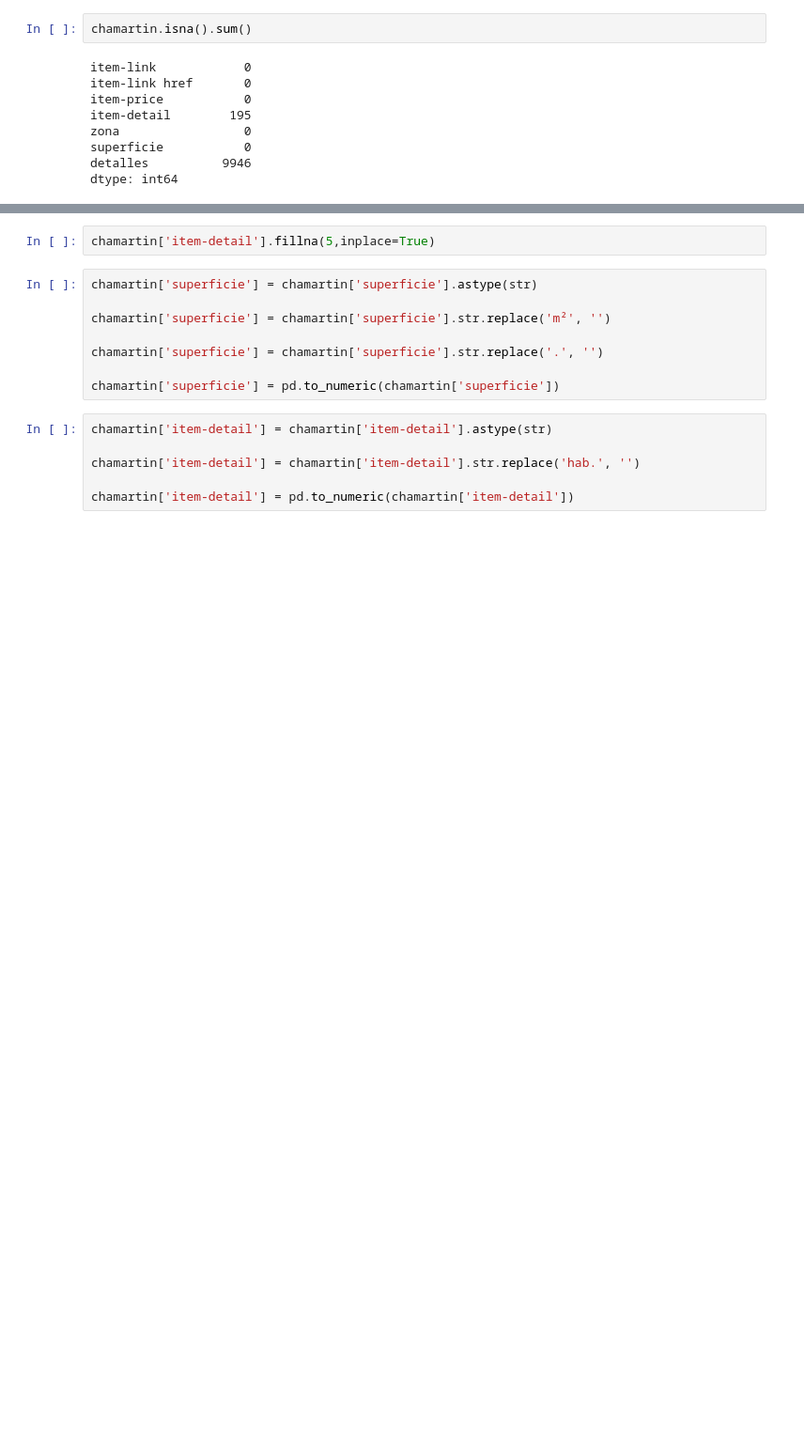
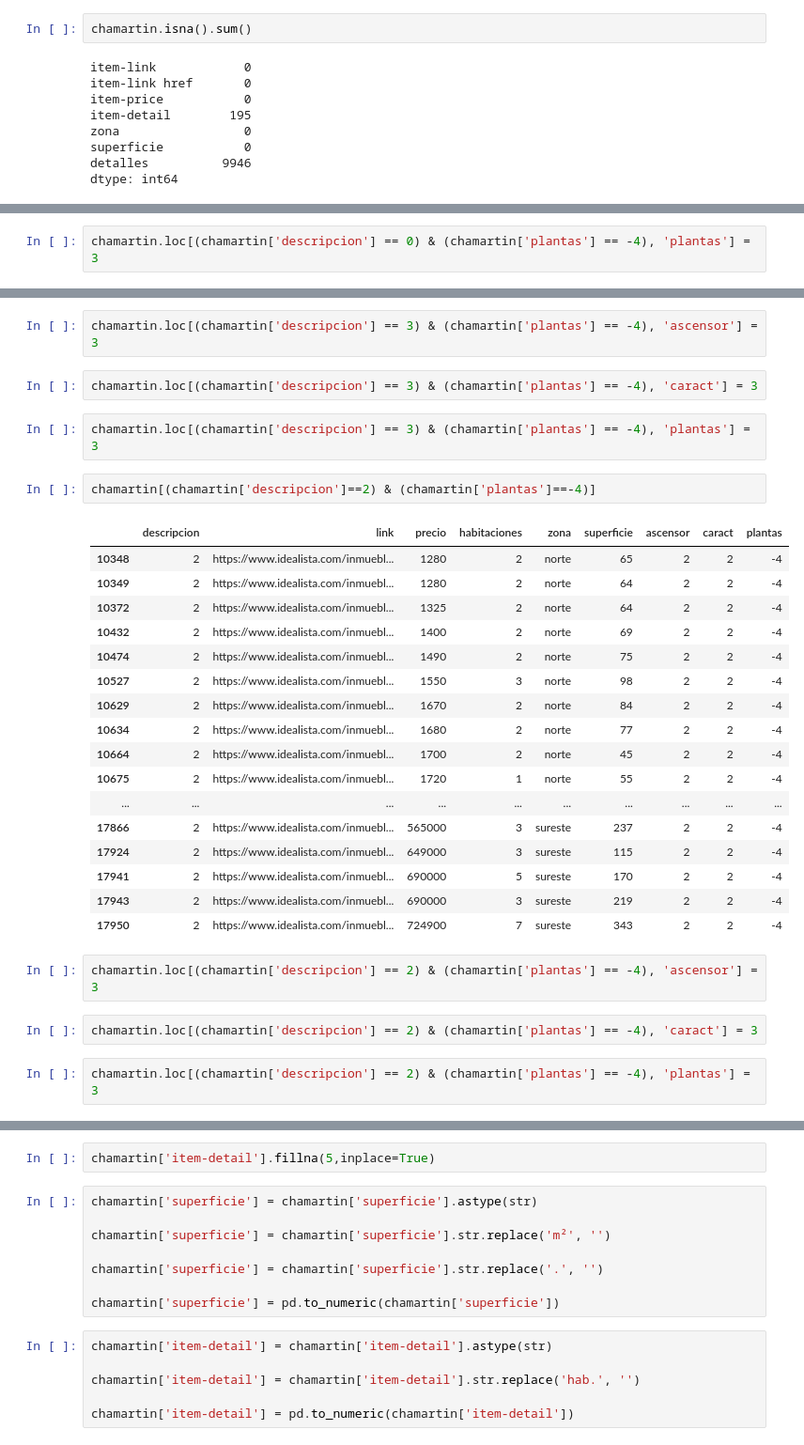
Before and after one commit to Gbau11/Analisis-de-la-vivienda-Idealista, a Jupyter notebook: jupyter/venta_madrid centro/limpieza_madrid_ext - copia.ipynb, the cells around one changed output, grey strips where cells are left out. Shown: that part at 94% size. Saved outputs shown, nothing was run; the diff lists cells and outputs as text; blank space fills up the shorter version.

```diff
--- a/jupyter/venta_madrid centro/limpieza_madrid_ext - copia.ipynb
+++ b/jupyter/venta_madrid centro/limpieza_madrid_ext - copia.ipynb
@@ -496,0 +750,2 @@ filas_con_nulos = df_filtrado[df_filtrado.isnull().any(axis=1)]
+# %%
+chamartin.loc[(chamartin['descripcion'] == 0) & (chamartin['plantas'] == -4), 'plantas'] = 3
@@ -496,0 +768,32 @@ filas_con_nulos = df_filtrado[df_filtrado.isnull().any(axis=1)]
+# %%
+chamartin.loc[(chamartin['descripcion'] == 3) & (chamartin['plantas'] == -4), 'ascensor'] = 3
+# %%
+chamartin.loc[(chamartin['descripcion'] == 3) & (chamartin['plantas'] == -4), 'caract'] = 3
+# %%
+chamartin.loc[(chamartin['descripcion'] == 3) & (chamartin['plantas'] == -4), 'plantas'] = 3
+# %%
+chamartin[(chamartin['descripcion']==2) & (chamartin['plantas']==-4)]
+# %% [output]
+|  | descripcion | link | precio | habitaciones | zona | superficie | ascensor | caract | plantas |
+| 10348 | 2 | https://www.idealista.com/inmuebl... | 1280 | 2 | norte | 65 | 2 | 2 | -4 |
+| 10349 | 2 | https://www.idealista.com/inmuebl... | 1280 | 2 | norte | 64 | 2 | 2 | -4 |
+| 10372 | 2 | https://www.idealista.com/inmuebl... | 1325 | 2 | norte | 64 | 2 | 2 | -4 |
+| 10432 | 2 | https://www.idealista.com/inmuebl... | 1400 | 2 | norte | 69 | 2 | 2 | -4 |
+| 10474 | 2 | https://www.idealista.com/inmuebl... | 1490 | 2 | norte | 75 | 2 | 2 | -4 |
+| 10527 | 2 | https://www.idealista.com/inmuebl... | 1550 | 3 | norte | 98 | 2 | 2 | -4 |
+| 10629 | 2 | https://www.idealista.com/inmuebl... | 1670 | 2 | norte | 84 | 2 | 2 | -4 |
+| 10634 | 2 | https://www.idealista.com/inmuebl... | 1680 | 2 | norte | 77 | 2 | 2 | -4 |
+| 10664 | 2 | https://www.idealista.com/inmuebl... | 1700 | 2 | norte | 45 | 2 | 2 | -4 |
+| 10675 | 2 | https://www.idealista.com/inmuebl... | 1720 | 1 | norte | 55 | 2 | 2 | -4 |
+| ... | ... | ... | ... | ... | ... | ... | ... | ... | ... |
+| 17866 | 2 | https://www.idealista.com/inmuebl... | 565000 | 3 | sureste | 237 | 2 | 2 | -4 |
+| 17924 | 2 | https://www.idealista.com/inmuebl... | 649000 | 3 | sureste | 115 | 2 | 2 | -4 |
+| 17941 | 2 | https://www.idealista.com/inmuebl... | 690000 | 5 | sureste | 170 | 2 | 2 | -4 |
+| 17943 | 2 | https://www.idealista.com/inmuebl... | 690000 | 3 | sureste | 219 | 2 | 2 | -4 |
+| 17950 | 2 | https://www.idealista.com/inmuebl... | 724900 | 7 | sureste | 343 | 2 | 2 | -4 |
+# %%
+chamartin.loc[(chamartin['descripcion'] == 2) & (chamartin['plantas'] == -4), 'ascensor'] = 3
+# %%
+chamartin.loc[(chamartin['descripcion'] == 2) & (chamartin['plantas'] == -4), 'caract'] = 3
+# %%
+chamartin.loc[(chamartin['descripcion'] == 2) & (chamartin['plantas'] == -4), 'plantas'] = 3
```
Also changed, not shown: parts of 71 cells of this notebook.
